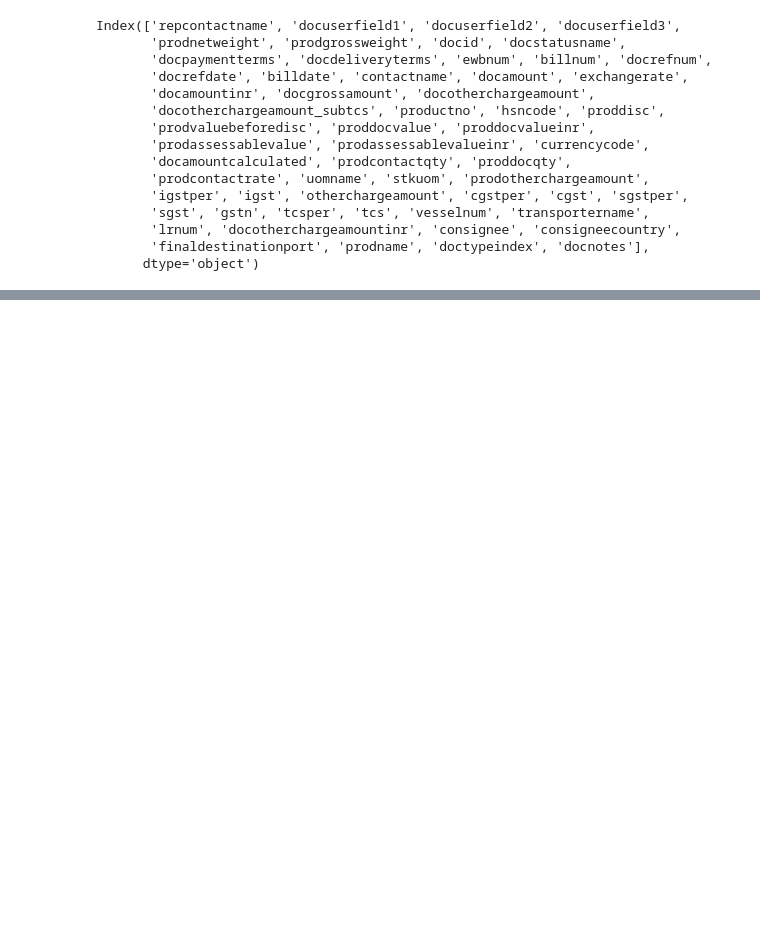
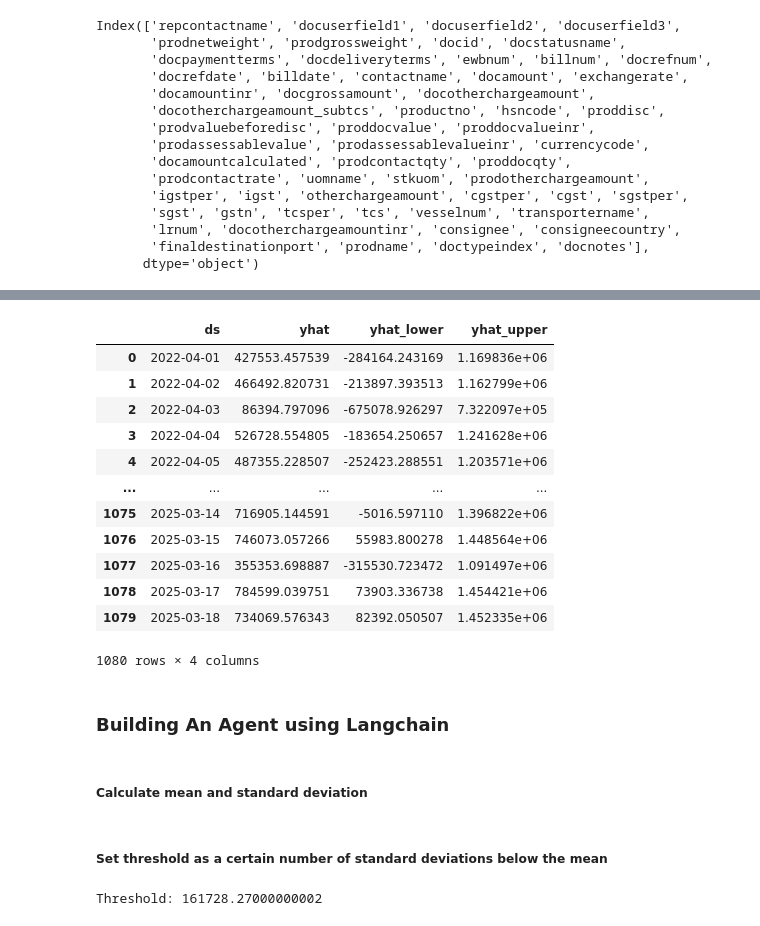
Before and after one commit to Debasish6/ML-Basics, a Jupyter notebook: Sales Prediction/Prophet_Model/Sales_Prediction_Agent_using_Langchain.ipynb, the cells around one changed output, grey strips where cells are left out. Drawn from its saved outputs; the diff is of its cells as text; code cells hidden in the pictures; blank space fills up the shorter version.

```diff
--- a/Sales Prediction/Prophet_Model/Sales_Prediction_Agent_using_Langchain.ipynb
+++ b/Sales Prediction/Prophet_Model/Sales_Prediction_Agent_using_Langchain.ipynb
@@ -54,0 +162,3 @@ Index(['repcontactname', 'docuserfield1', 'docuserfield2', 'docuserfield3',
+# %%
+model = Prophet()
+model.fit(wholesale_data)
@@ -54,0 +169,22 @@ Index(['repcontactname', 'docuserfield1', 'docuserfield2', 'docuserfield3',
+# %%
+# Make future predictions
+future = model.make_future_dataframe(periods=30)
+forecast = model.predict(future)
+# %%
+forecast[['ds', 'yhat', 'yhat_lower',  'yhat_upper']]
+# %% [output]
+|  | ds | yhat | yhat_lower | yhat_upper |
+| 0 | 2022-04-01 | 427553.457539 | -284164.243169 | 1.169836e+06 |
+| 1 | 2022-04-02 | 466492.820731 | -213897.393513 | 1.162799e+06 |
+| 2 | 2022-04-03 | 86394.797096 | -675078.926297 | 7.322097e+05 |
+| 3 | 2022-04-04 | 526728.554805 | -183654.250657 | 1.241628e+06 |
+| 4 | 2022-04-05 | 487355.228507 | -252423.288551 | 1.203571e+06 |
+| ... | ... | ... | ... | ... |
+| 1075 | 2025-03-14 | 716905.144591 | -5016.597110 | 1.396822e+06 |
+| 1076 | 2025-03-15 | 746073.057266 | 55983.800278 | 1.448564e+06 |
+| 1077 | 2025-03-16 | 355353.698887 | -315530.723472 | 1.091497e+06 |
+| 1078 | 2025-03-17 | 784599.039751 | 73903.336738 | 1.454421e+06 |
+| 1079 | 2025-03-18 | 734069.576343 | 82392.050507 | 1.452335e+06 |
+1080 rows × 4 columns
+# %% [markdown]
+### Building An Agent using Langchain
@@ -54,0 +197,10 @@ Index(['repcontactname', 'docuserfield1', 'docuserfield2', 'docuserfield3',
+# %% [markdown]
+##### Calculate mean and standard deviation
+# %% [markdown]
+##### Set threshold as a certain number of standard deviations below the mean
+# %%
+# Calculate the 10th percentile as the threshold
+threshold = wholesale_data['y'].quantile(0.10)
+print(f'Threshold: {threshold}')
+# %% [output]
+Threshold: 161728.27000000002
```
Also changed, not shown: parts of 23 cells of this notebook.
